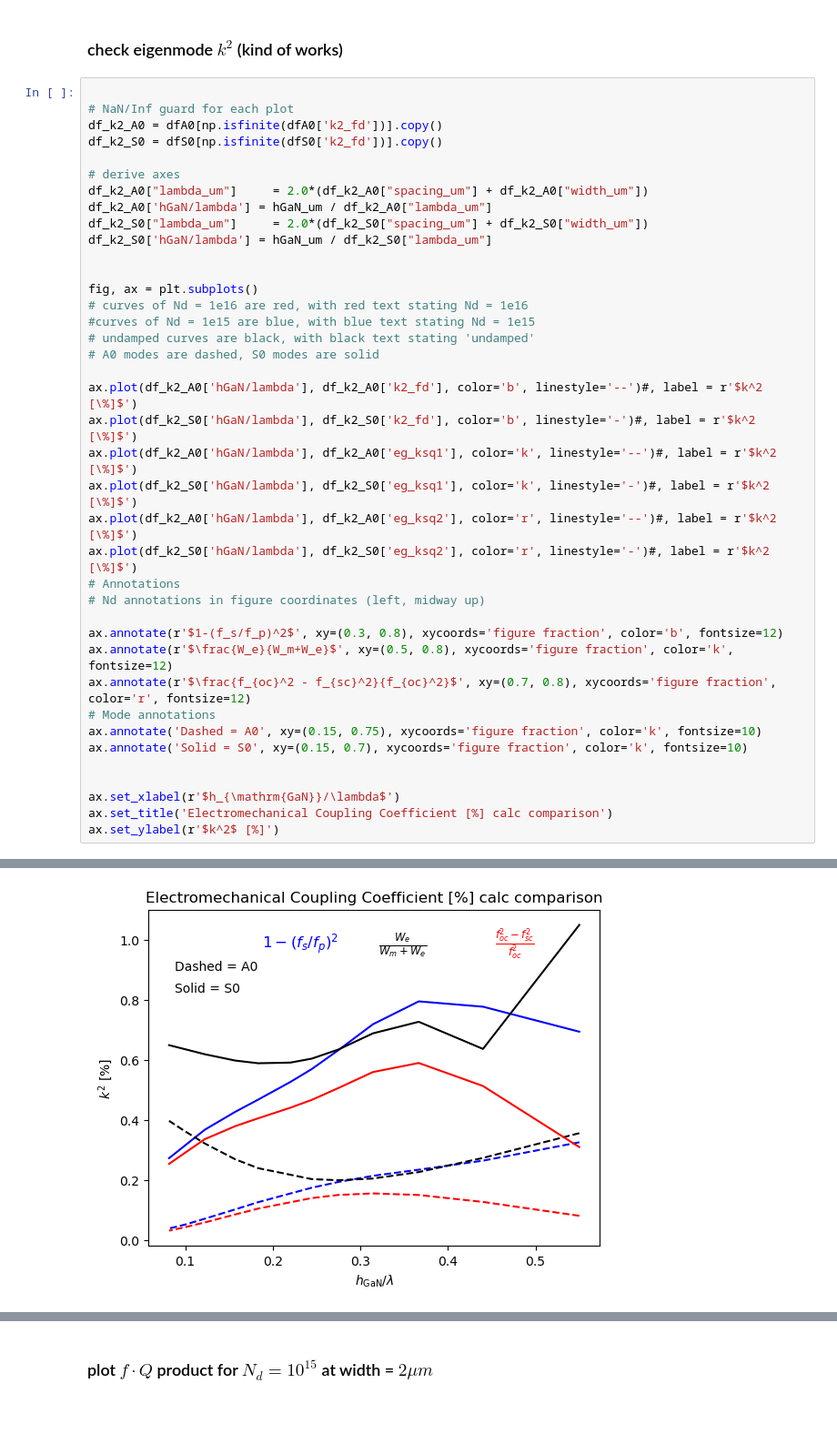
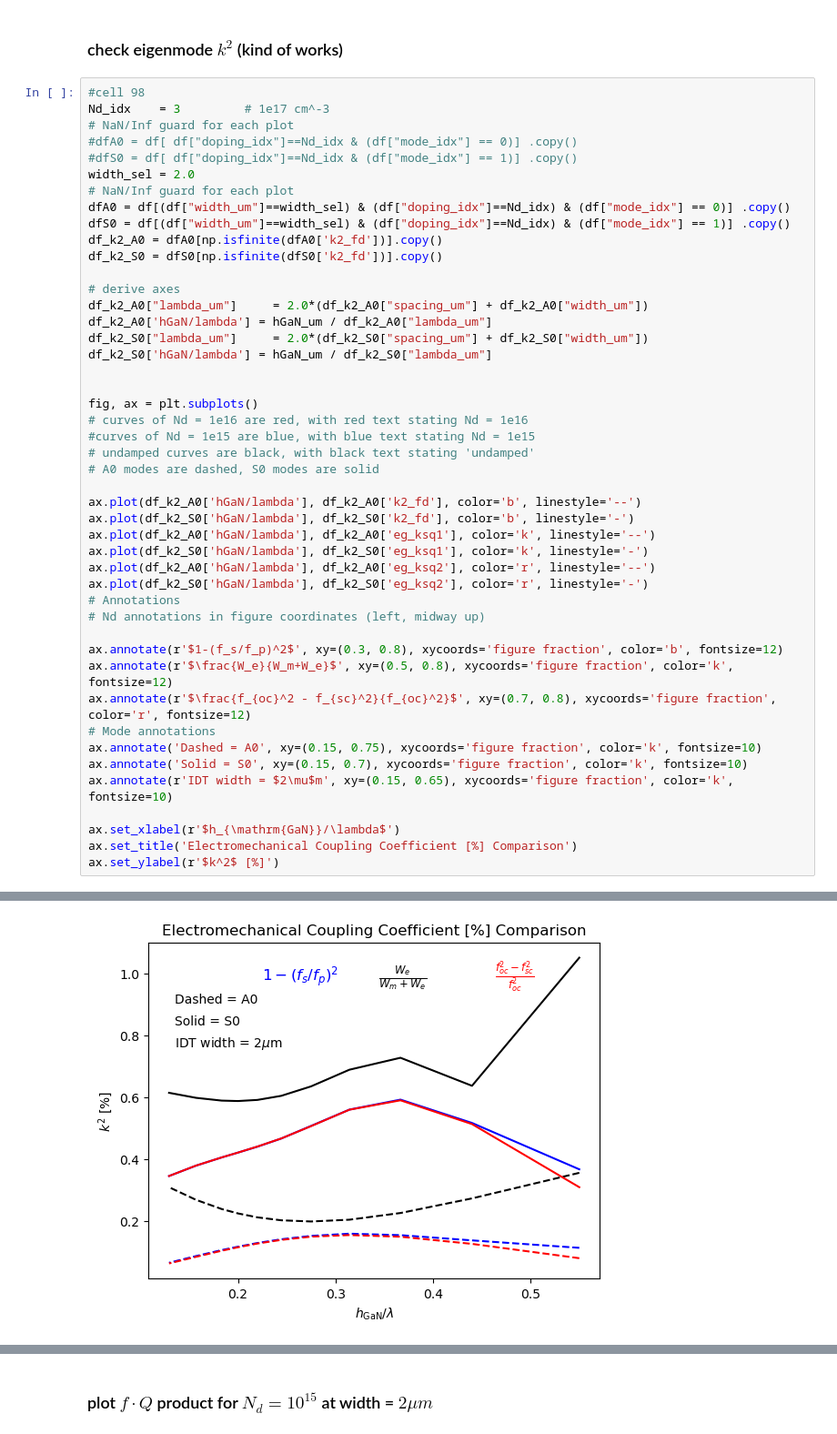
Before and after one commit to ninja-lab/Resonators, a Jupyter notebook: ComsolPlots3.ipynb, the cells around one changed output, grey strips where cells are left out. Shown at 91% size. Drawn from its saved outputs; the diff is of its cells as text.

```diff
--- a/ComsolPlots3.ipynb
+++ b/ComsolPlots3.ipynb
@@ -168,44 +276,51 @@ Note this was with geometry that always had width = $\lambda / 4 $
 # %% [markdown]
 ### check eigenmode $k^2$ (kind of works)
 # %%
-
+#cell 98
+Nd_idx    = 3         # 1e17 cm^-3
 # NaN/Inf guard for each plot
+#dfA0 = df[ df["doping_idx"]==Nd_idx & (df["mode_idx"] == 0)] .copy()
+#dfS0 = df[ df["doping_idx"]==Nd_idx & (df["mode_idx"] == 1)] .copy()
+width_sel = 2.0
+# NaN/Inf guard for each plot
+dfA0 = df[(df["width_um"]==width_sel) & (df["doping_idx"]==Nd_idx) & (df["mode_idx"] == 0)] .copy()
+dfS0 = df[(df["width_um"]==width_sel) & (df["doping_idx"]==Nd_idx) & (df["mode_idx"] == 1)] .copy()
 df_k2_A0 = dfA0[np.isfinite(dfA0['k2_fd'])].copy()
 df_k2_S0 = dfS0[np.isfinite(dfS0['k2_fd'])].copy()
 
 # derive axes
 df_k2_A0["lambda_um"]     = 2.0*(df_k2_A0["spacing_um"] + df_k2_A0["width_um"])
 df_k2_A0['hGaN/lambda'] = hGaN_um / df_k2_A0["lambda_um"]
 df_k2_S0["lambda_um"]     = 2.0*(df_k2_S0["spacing_um"] + df_k2_S0["width_um"])
 df_k2_S0['hGaN/lambda'] = hGaN_um / df_k2_S0["lambda_um"]
 
 
 fig, ax = plt.subplots()
 # curves of Nd = 1e16 are red, with red text stating Nd = 1e16
 #curves of Nd = 1e15 are blue, with blue text stating Nd = 1e15
 # undamped curves are black, with black text stating 'undamped'
 # A0 modes are dashed, S0 modes are solid
 
-ax.plot(df_k2_A0['hGaN/lambda'], df_k2_A0['k2_fd'], color='b', linestyle='--')#, label = r'$k^2 [\%]$')
-ax.plot(df_k2_S0['hGaN/lambda'], df_k2_S0['k2_fd'], color='b', linestyle='-')#, label = r'$k^2 [\%]$')
-ax.plot(df_k2_A0['hGaN/lambda'], df_k2_A0['eg_ksq1'], color='k', linestyle='--')#, label = r'$k^2 [\%]$')
-ax.plot(df_k2_S0['hGaN/lambda'], df_k2_S0['eg_ksq1'], color='k', linestyle='-')#, label = r'$k^2 [\%]$')
-ax.plot(df_k2_A0['hGaN/lambda'], df_k2_A0['eg_ksq2'], color='r', linestyle='--')#, label = r'$k^2 [\%]$')
-ax.plot(df_k2_S0['hGaN/lambda'], df_k2_S0['eg_ksq2'], color='r', linestyle='-')#, label = r'$k^2 [\%]$')
+ax.plot(df_k2_A0['hGaN/lambda'], df_k2_A0['k2_fd'], color='b', linestyle='--')
+ax.plot(df_k2_S0['hGaN/lambda'], df_k2_S0['k2_fd'], color='b', linestyle='-')
+ax.plot(df_k2_A0['hGaN/lambda'], df_k2_A0['eg_ksq1'], color='k', linestyle='--')
+ax.plot(df_k2_S0['hGaN/lambda'], df_k2_S0['eg_ksq1'], color='k', linestyle='-')
+ax.plot(df_k2_A0['hGaN/lambda'], df_k2_A0['eg_ksq2'], color='r', linestyle='--')
+ax.plot(df_k2_S0['hGaN/lambda'], df_k2_S0['eg_ksq2'], color='r', linestyle='-')
 # Annotations
 # Nd annotations in figure coordinates (left, midway up)
 
 ax.annotate(r'$1-(f_s/f_p)^2$', xy=(0.3, 0.8), xycoords='figure fraction', color='b', fontsize=12)
 ax.annotate(r'$\frac{W_e}{W_m+W_e}$', xy=(0.5, 0.8), xycoords='figure fraction', color='k', fontsize=12)
 ax.annotate(r'$\frac{f_{oc}^2 - f_{sc}^2}{f_{oc}^2}$', xy=(0.7, 0.8), xycoords='figure fraction', color='r', fontsize=12)
 # Mode annotations
 ax.annotate('Dashed = A0', xy=(0.15, 0.75), xycoords='figure fraction', color='k', fontsize=10)
 ax.annotate('Solid = S0', xy=(0.15, 0.7), xycoords='figure fraction', color='k', fontsize=10)
-
+ax.annotate(r'IDT width = $2\mu$m', xy=(0.15, 0.65), xycoords='figure fraction', color='k', fontsize=10)
 
 ax.set_xlabel(r'$h_{\mathrm{GaN}}/\lambda$')
-ax.set_title('Electromechanical Coupling Coefficient [%] calc comparison')
+ax.set_title('Electromechanical Coupling Coefficient [%] Comparison')
 ax.set_ylabel(r'$k^2$ [%]')
 # %% [output]
 Text(0, 0.5, '$k^2$ [%]')
-[figure, old version]
+[figure, new version]
```
Also changed, not shown: parts of 13 cells of this notebook, 20 other files.
